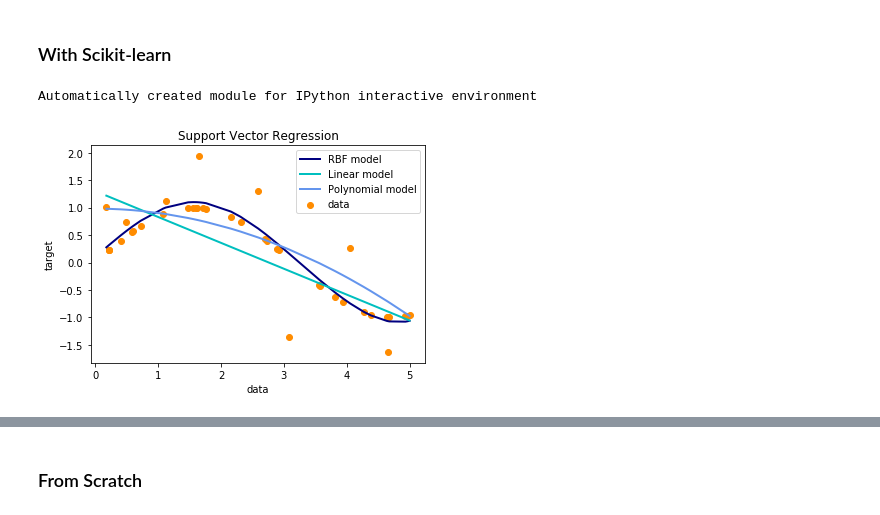
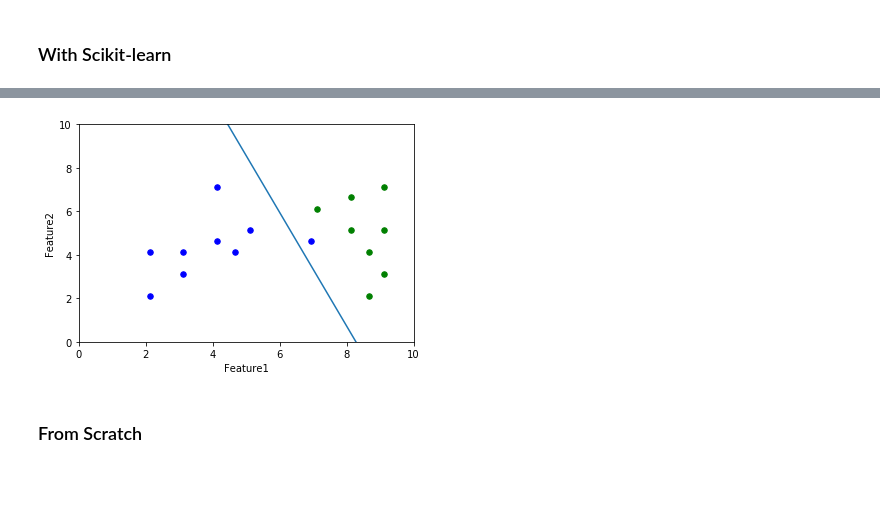
Before and after one commit to yanxon/Academy, a Jupyter notebook: Machine Learning/Support Vector Machine/SVM.ipynb, the cells around one changed output, grey strips where cells are left out. Drawn from its saved outputs; the diff is of its cells as text; code cells hidden in the pictures; blank space fills up the shorter version.

```diff
--- a/Machine Learning/Support Vector Machine/SVM.ipynb
+++ b/Machine Learning/Support Vector Machine/SVM.ipynb
@@ -235,47 +235,3 @@ If x is far from l:
 ## 3. Codes
 # %% [markdown]
 ### With Scikit-learn
-# %%
-# This code is taken from:
-# http://scikit-learn.org/stable/auto_examples/svm/plot_svm_regression.html#sphx-glr-auto-examples-svm-plot-svm-regression-py
-
-
-print(__doc__)
-
-import numpy as np
-from sklearn.svm import SVR
-import matplotlib.pyplot as plt
-
-# #############################################################################
-# Generate sample data
-X = np.sort(5 * np.random.rand(40, 1), axis=0)
-y = np.sin(X).ravel()
-
-# #############################################################################
-# Add noise to targets
-y[::5] += 3 * (0.5 - np.random.rand(8))
-
-# #############################################################################
-# Fit regression model
-svr_rbf = SVR(kernel='rbf', C=1e4, gamma=0.1)
-svr_lin = SVR(kernel='linear', C=1e4)
-svr_poly = SVR(kernel='poly', C=1e4, degree=2)
-y_rbf = svr_rbf.fit(X, y).predict(X)
-y_lin = svr_lin.fit(X, y).predict(X)
-y_poly = svr_poly.fit(X, y).predict(X)
-
-# #############################################################################
-# Look at the results
-lw = 2
-plt.scatter(X, y, color='darkorange', label='data')
-plt.plot(X, y_rbf, color='navy', lw=lw, label='RBF model')
-plt.plot(X, y_lin, color='c', lw=lw, label='Linear model')
-plt.plot(X, y_poly, color='cornflowerblue', lw=lw, label='Polynomial model')
-plt.xlabel('data')
-plt.ylabel('target')
-plt.title('Support Vector Regression')
-plt.legend()
-plt.show()
-# %% [output]
-Automatically created module for IPython interactive environment
-[figure, removed]
@@ -281,0 +268,29 @@ Automatically created module for IPython interactive environment
+# %%
+import matplotlib.pyplot as plt
+
+def plot(b, w):
+    x0 = []; y0= []; x1 = []; y1 = []
+    for i in range(17):
+        if y_[i] == -1:
+            x0.append(x_[i][0])
+            y0.append(x_[i][1])
+        else:
+            x1.append(x_[i][0])
+            y1.append(x_[i][1])
+
+    plot = plt.figure()
+    plt.xlabel('Feature1')
+    plt.ylabel('Feature2')
+    ax = plot.add_subplot(1,1,1)
+    ax.scatter(x0, y0, marker='o', s=30, c='blue')
+    ax.scatter(x1, y1, marker='o', s=30, c='green')
+
+    _x = np.arange(0.0, 10.0, 0.1)
+    _y = (-w[0] * _x - b) / w[1]
+
+    ax.plot(_x, _y)
+    ax.axis([0, 10, 0, 10])
+    plt.show()
+
+plot(svr_lin.intercept_, svr_lin.coef_[0])
+# %% [output]
@@ -282,3 +299,4 @@ Automatically created module for IPython interactive environment
+[figure, added]
 # %% [markdown]
 ### From Scratch
 # %%
```
Also changed, not shown: parts of 7 cells of this notebook.
